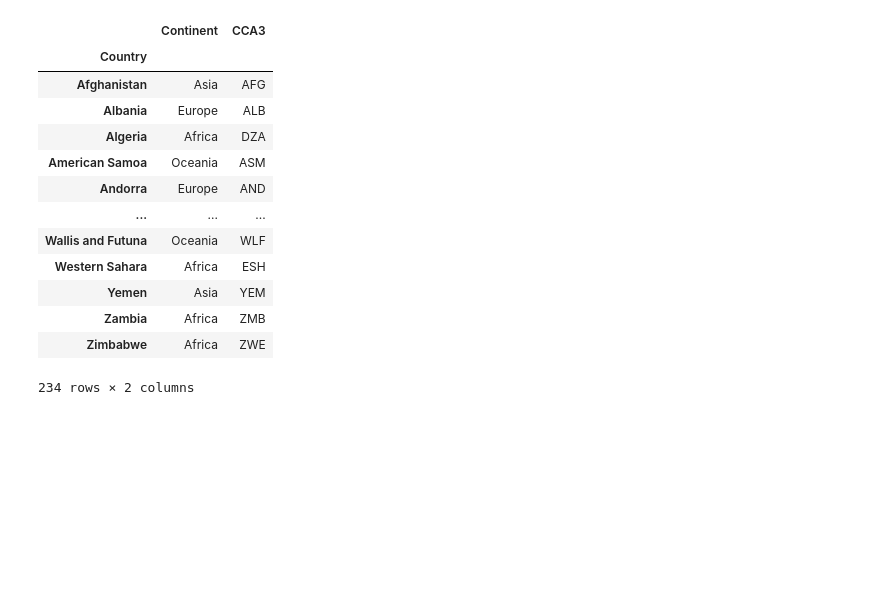
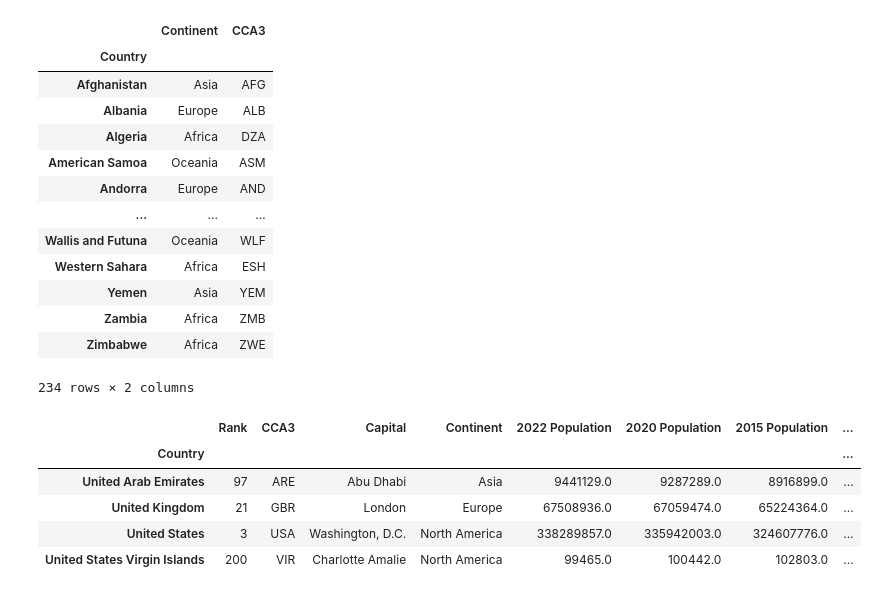
Before and after one commit to itspriyambhattacharya/pandas_learning, a Jupyter notebook: phase2_filtering_ordering.ipynb, the cells around one changed output. Saved outputs shown, nothing was run; the diff lists cells and outputs as text; code cells hidden in the pictures; blank space fills up the shorter version.

Commit message:
Add output display for countries containing "United" in world population analysis

```diff
--- a/phase2_filtering_ordering.ipynb
+++ b/phase2_filtering_ordering.ipynb
@@ -93,3 +93,12 @@ df2.filter(["Continent", "CCA3"], axis=1)
 | Zambia | Africa | ZMB |
 | Zimbabwe | Africa | ZWE |
 234 rows × 2 columns
+# %%
+df2.filter(like="United", axis =0)
+# %% [output]
+|  | Rank | CCA3 | Capital | Continent | 2022 Population | 2020 Population | 2015 Population | ... |
+| Country |  |  |  |  |  |  |  | ... |
+| United Arab Emirates | 97 | ARE | Abu Dhabi | Asia | 9441129.0 | 9287289.0 | 8916899.0 | ... |
+| United Kingdom | 21 | GBR | London | Europe | 67508936.0 | 67059474.0 | 65224364.0 | ... |
+| United States | 3 | USA | Washington, D.C. | North America | 338289857.0 | 335942003.0 | 324607776.0 | ... |
+| United States Virgin Islands | 200 | VIR | Charlotte Amalie | North America | 99465.0 | 100442.0 | 102803.0 | ... |
```
